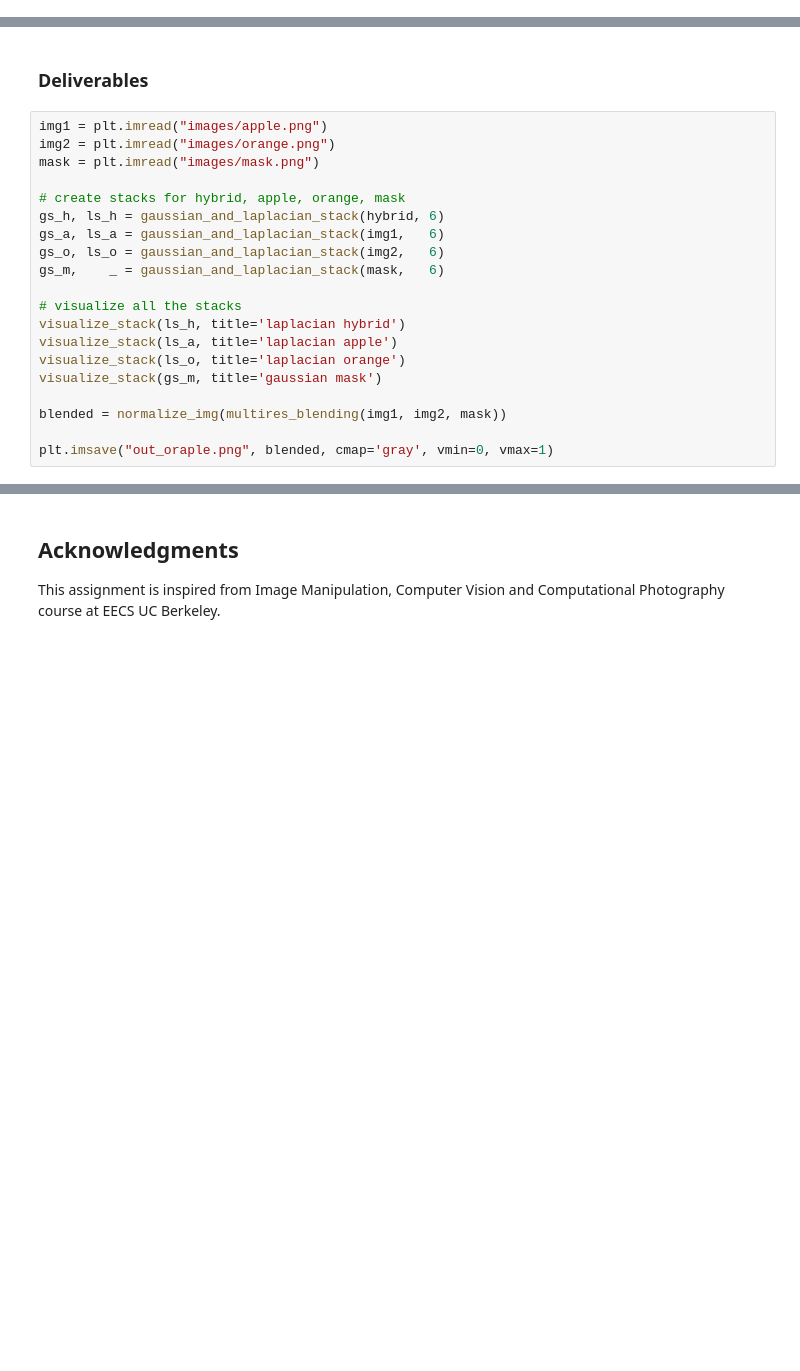
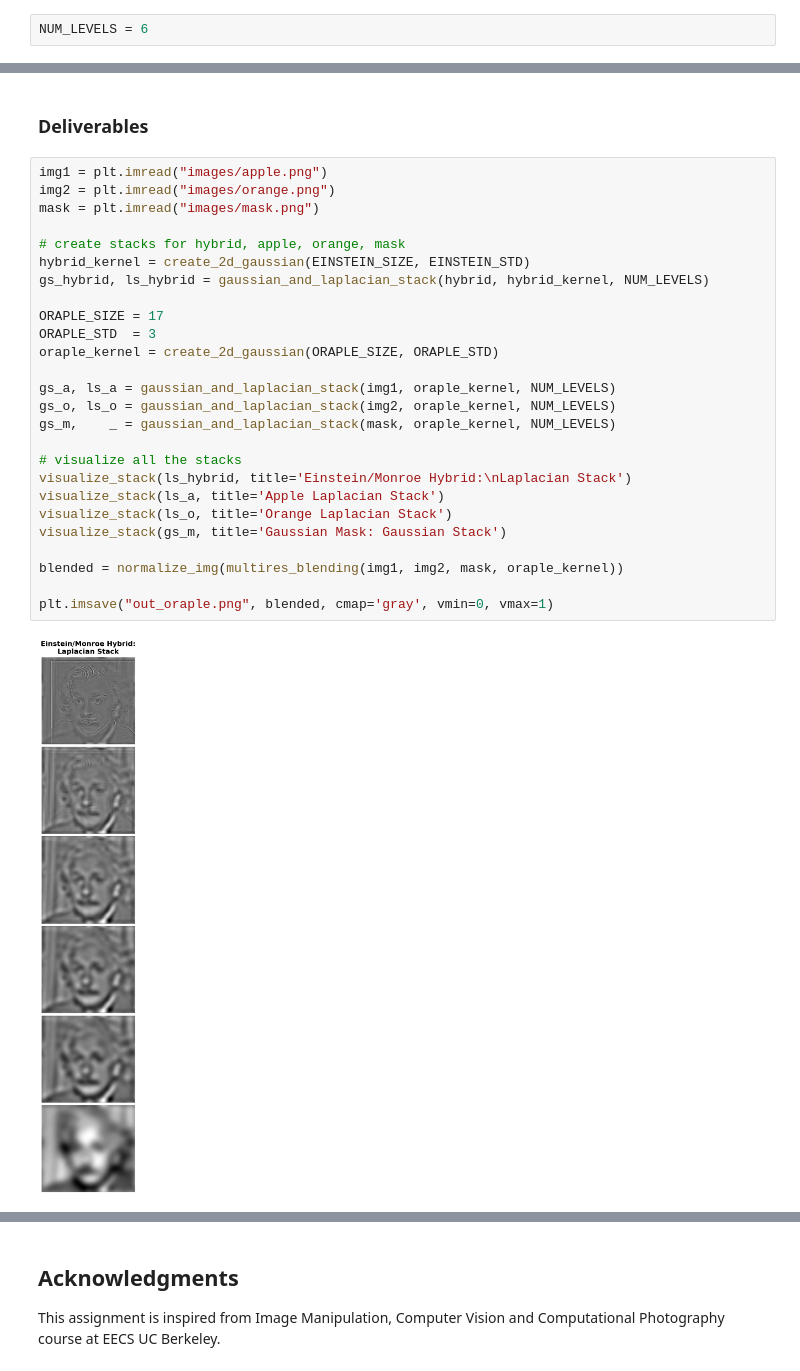
Before and after one commit to cjj-mids/w281-assignment-4, a Jupyter notebook: assignment4.ipynb, the cells around one changed output, grey strips where cells are left out. Drawn from its saved outputs; the diff is of its cells as text; blank space fills up the shorter version.

```diff
--- a/assignment4.ipynb
+++ b/assignment4.ipynb
@@ -147,0 +104,2 @@ def multires_blending(img1, img2, mask):
+# %%
+NUM_LEVELS = 6
@@ -150,20 +187,28 @@ def multires_blending(img1, img2, mask):
 # %%
 img1 = plt.imread("images/apple.png")
 img2 = plt.imread("images/orange.png")
 mask = plt.imread("images/mask.png")
 
 # create stacks for hybrid, apple, orange, mask
-gs_h, ls_h = gaussian_and_laplacian_stack(hybrid, 6)
-gs_a, ls_a = gaussian_and_laplacian_stack(img1,   6)
-gs_o, ls_o = gaussian_and_laplacian_stack(img2,   6)
-gs_m,    _ = gaussian_and_laplacian_stack(mask,   6)
+hybrid_kernel = create_2d_gaussian(EINSTEIN_SIZE, EINSTEIN_STD)
+gs_hybrid, ls_hybrid = gaussian_and_laplacian_stack(hybrid, hybrid_kernel, NUM_LEVELS)
+
+ORAPLE_SIZE = 17
+ORAPLE_STD  = 3
+oraple_kernel = create_2d_gaussian(ORAPLE_SIZE, ORAPLE_STD)
+
+gs_a, ls_a = gaussian_and_laplacian_stack(img1, oraple_kernel, NUM_LEVELS)
+gs_o, ls_o = gaussian_and_laplacian_stack(img2, oraple_kernel, NUM_LEVELS)
+gs_m,    _ = gaussian_and_laplacian_stack(mask, oraple_kernel, NUM_LEVELS)
 
 # visualize all the stacks
-visualize_stack(ls_h, title='laplacian hybrid')
-visualize_stack(ls_a, title='laplacian apple')
-visualize_stack(ls_o, title='laplacian orange')
-visualize_stack(gs_m, title='gaussian mask')
+visualize_stack(ls_hybrid, title='Einstein/Monroe Hybrid:\nLaplacian Stack')
+visualize_stack(ls_a, title='Apple Laplacian Stack')
+visualize_stack(ls_o, title='Orange Laplacian Stack')
+visualize_stack(gs_m, title='Gaussian Mask: Gaussian Stack')
 
-blended = normalize_img(multires_blending(img1, img2, mask))
+blended = normalize_img(multires_blending(img1, img2, mask, oraple_kernel))
 
 plt.imsave("out_oraple.png", blended, cmap='gray', vmin=0, vmax=1)
+# %% [output]
+[figure, added]
```
Also changed, not shown: parts of 6 cells of this notebook, 1 other file.
